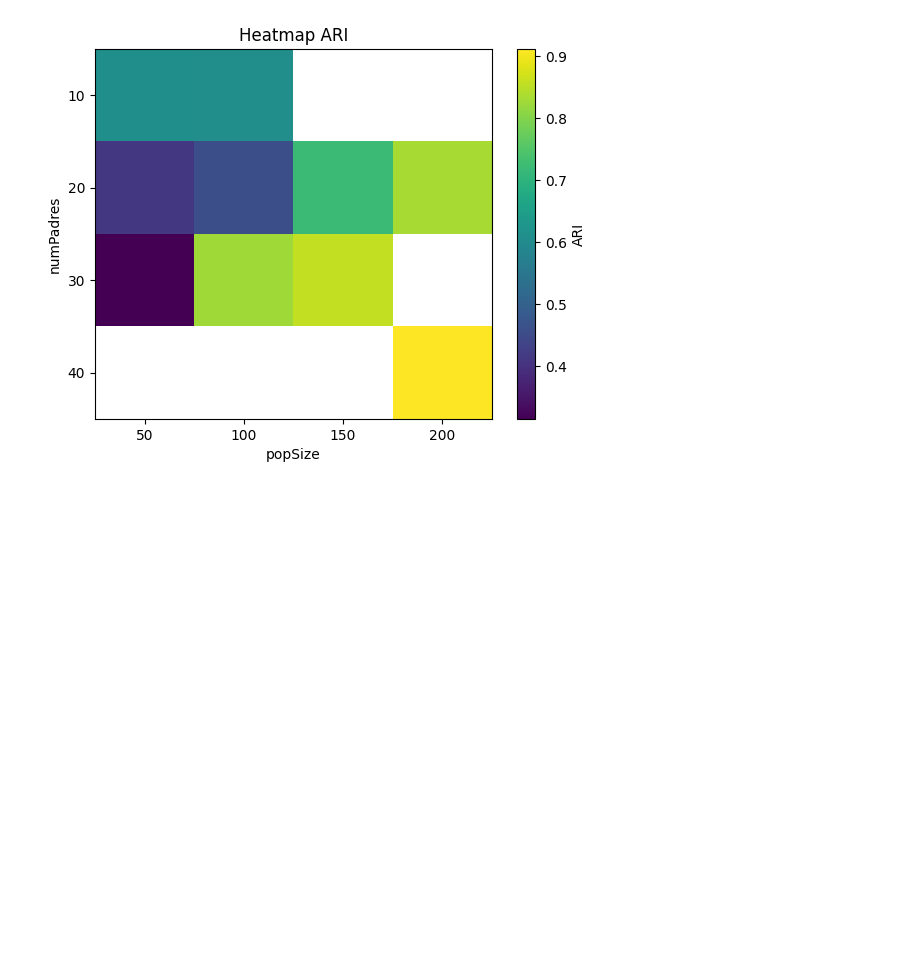
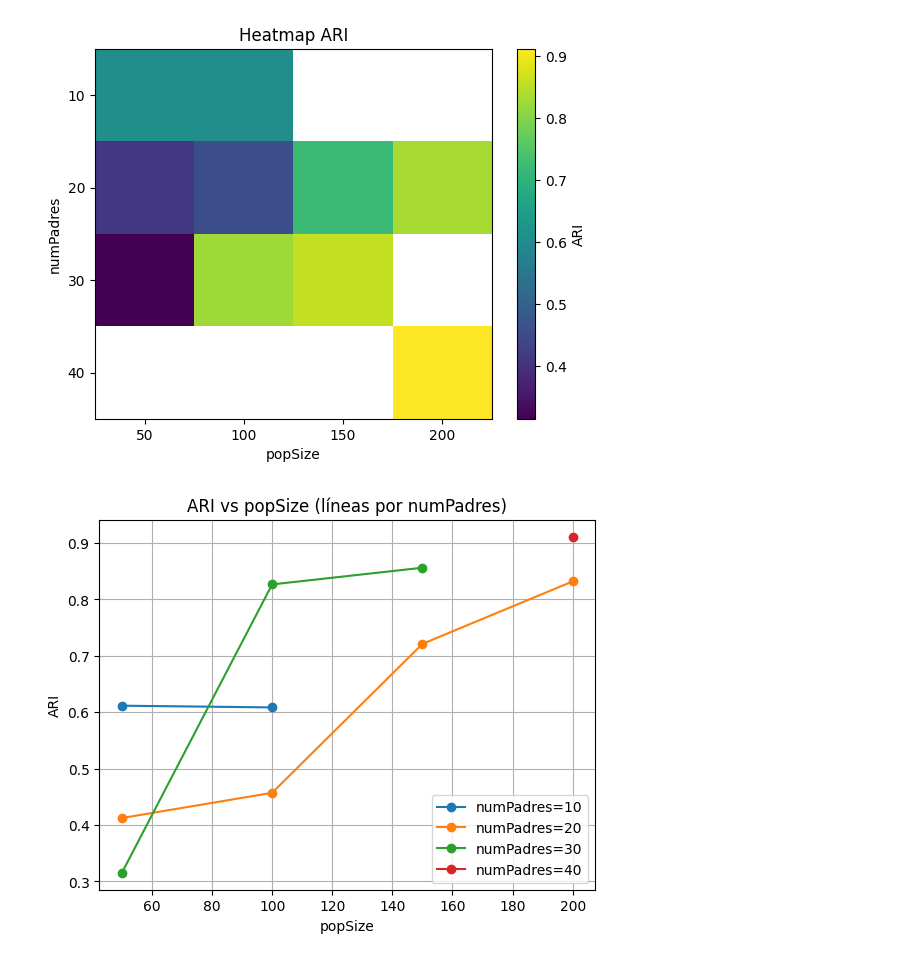
Before and after one commit to Evgesha2022/AB_clustering, a Jupyter notebook: main EDA blobs.ipynb, the cells around one changed output. Cells and saved outputs as stored; diff of their text form; code cells hidden in the pictures; blank space fills up the shorter version.

```diff
--- a/main EDA blobs.ipynb
+++ b/main EDA blobs.ipynb
@@ -585,6 +506,6 @@ for i, (popSize, numPadres) in enumerate(configs):
 # %% [output]
 NameError: name 'worst_3' is not defined
 # %%
-df_exp = pd.DataFrame(results)
+df_exp = pd.read_csv("experimentos_worst_seed.csv")
 print(df_exp)
 # %% [output]
@@ -617,3 +544,18 @@ plt.colorbar(label="ARI")
 plt.show()
 # %% [output]
 [figure]
+# %%
+# Agrupar por numPadres (cada línea)
+for numPadres, group in df_exp.groupby("numPadres"):
+    group = group.sort_values("popSize")
+    plt.plot(group["popSize"], group["ARI"], marker='o', label=f'numPadres={numPadres}')
+
+plt.xlabel("popSize")
+plt.ylabel("ARI")
+plt.title("ARI vs popSize (líneas por numPadres)")
+plt.legend()
+plt.grid()
+
+plt.show()
+# %% [output]
+[figure, added]
```
Also changed, not shown: parts of 26 cells of this notebook, 4 other files.
